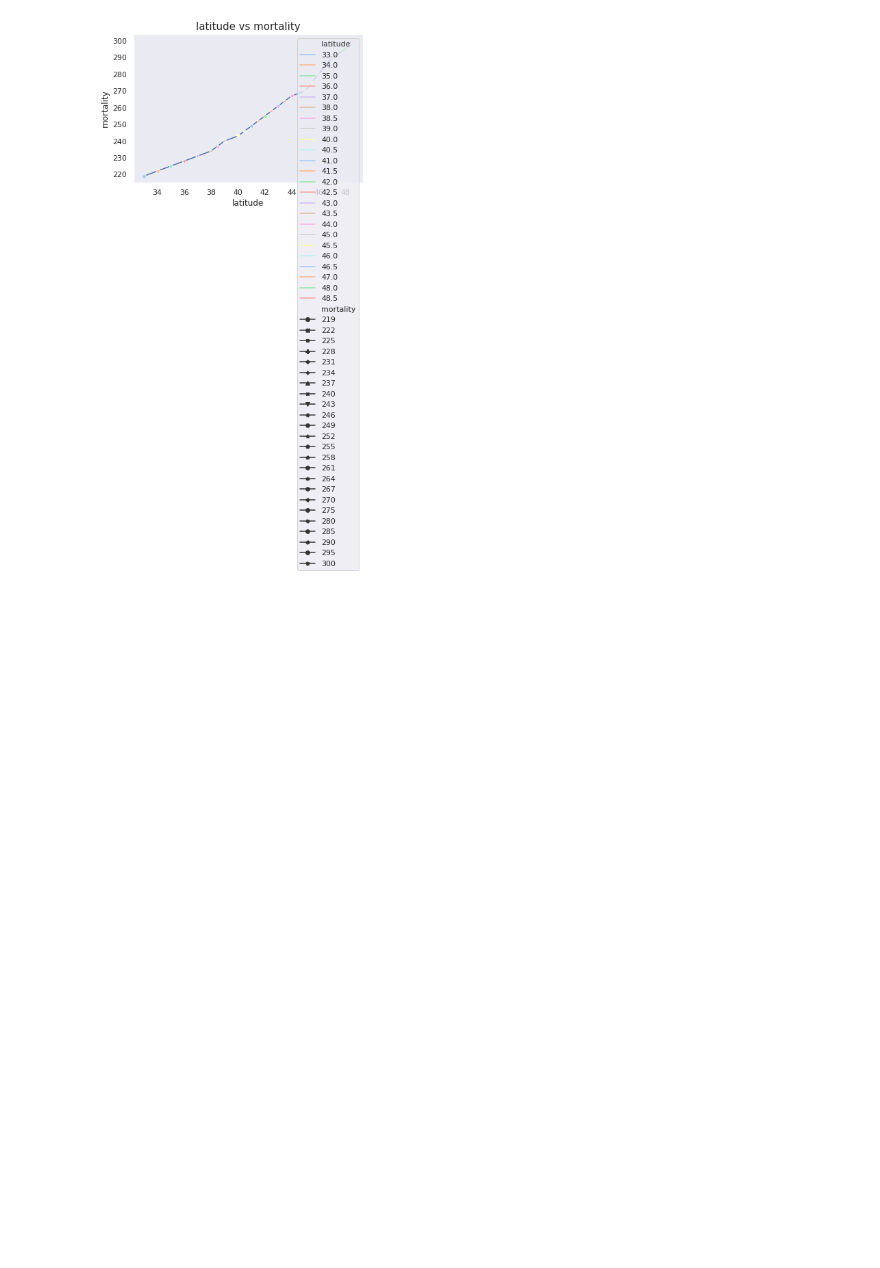
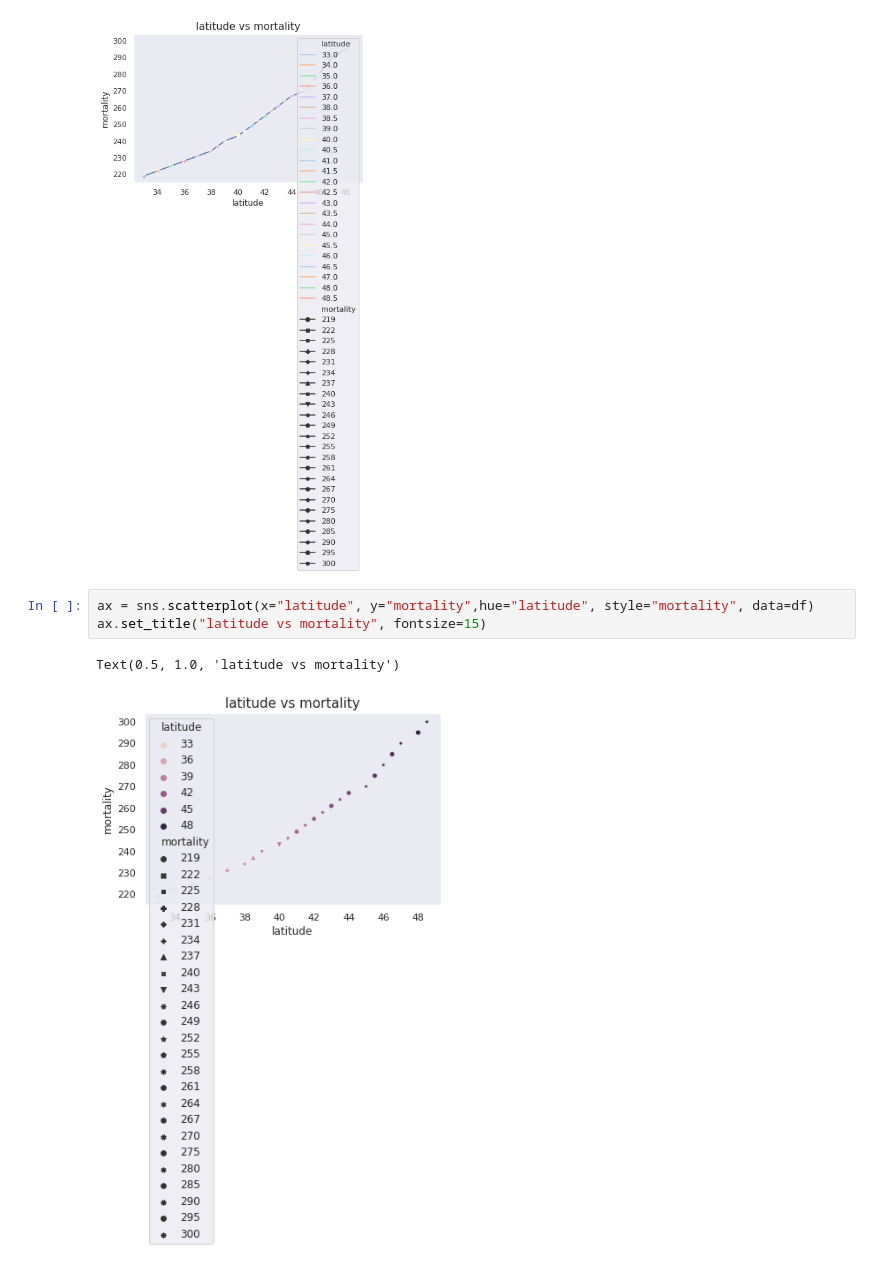
Before and after one commit to lakesidetech/Altitude-and-Mortality-csv-file-lmdata, a Jupyter notebook: Altitude_and_Mortality_csv_file_lmdate.ipynb, the cells around one changed output. Drawn from its saved outputs; the diff is of its cells as text; blank space fills up the shorter version.

```diff
--- a/Altitude_and_Mortality_csv_file_lmdate.ipynb
+++ b/Altitude_and_Mortality_csv_file_lmdate.ipynb
@@ -60,3 +60,9 @@ sns.set(style='dark',)
 plt.show()
 # %% [output]
 [figure]
+# %%
+ax = sns.scatterplot(x="latitude", y="mortality",hue="latitude", style="mortality", data=df)
+ax.set_title("latitude vs mortality", fontsize=15)
+# %% [output]
+Text(0.5, 1.0, 'latitude vs mortality')
+[figure, added]
```
